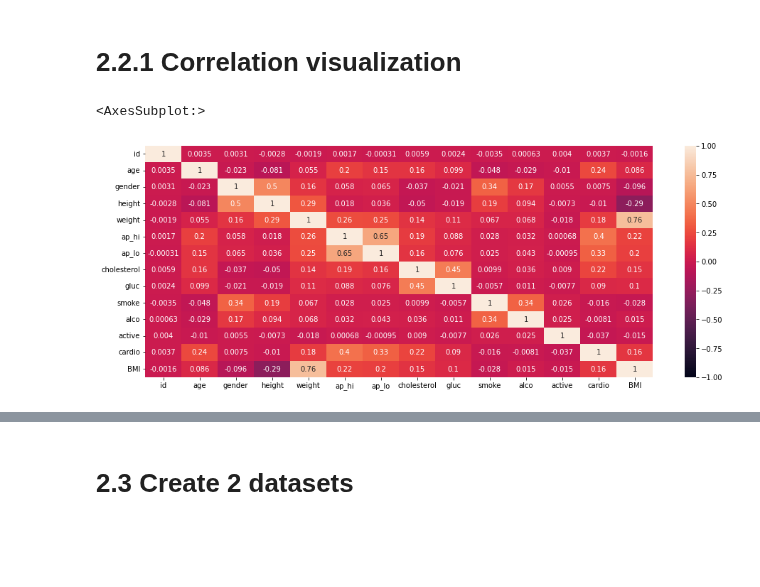
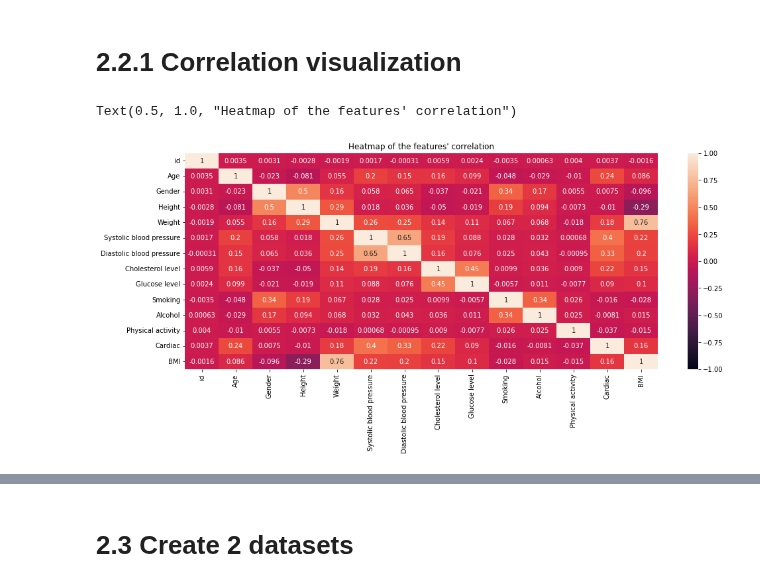
Before and after one commit to SamiFatmi/Machine-Learning-SAMI-FATMI, a Jupyter notebook: Labs/2-Disease_prediction.ipynb, the cells around one changed output, grey strips where cells are left out. Drawn from its saved outputs; the diff is of its cells as text; code cells hidden in the pictures; blank space fills up the shorter version.

```diff
--- a/Labs/2-Disease_prediction.ipynb
+++ b/Labs/2-Disease_prediction.ipynb
@@ -269,9 +304,3 @@ See the caveats in the documentation: https://pandas.pydata.org/pandas-docs/stab
 [figure]
 # %% [markdown]
 # 2.2.1 Correlation visualization
-# %%
-plt.figure(figsize=(16, 6))
-sns.heatmap(df_modified.corr(), vmin=-1, vmax=1, annot=True)
-# %% [output]
-<AxesSubplot:>
-[figure, removed]
@@ -285,0 +307,21 @@ sns.heatmap(df_modified.corr(), vmin=-1, vmax=1, annot=True)
+# %%
+corr_df = df_modified.rename(columns ={"age":"Age",
+                                        "gender":"Gender",
+                                        "height":"Height",
+                                        "weight":"Weight",
+                                        "ap_hi":"Systolic blood pressure",
+                                        "ap_lo":"Diastolic blood pressure",
+                                        "cholesterol":"Cholesterol level",
+                                        "gluc":"Glucose level",
+                                        "smoke":"Smoking",
+                                        "alco":"Alcohol",
+                                        "active":"Physical activity",
+                                        "cardio":"Cardiac",
+                                        })
+
+plt.figure(figsize=(16, 6))
+sns.heatmap(corr_df.corr(), vmin=-1, vmax=1, annot=True)
+plt.title("Heatmap of the features' correlation")
+# %% [output]
+Text(0.5, 1.0, "Heatmap of the features' correlation")
+[figure, added]
```
Also changed, not shown: parts of 16 cells of this notebook.
